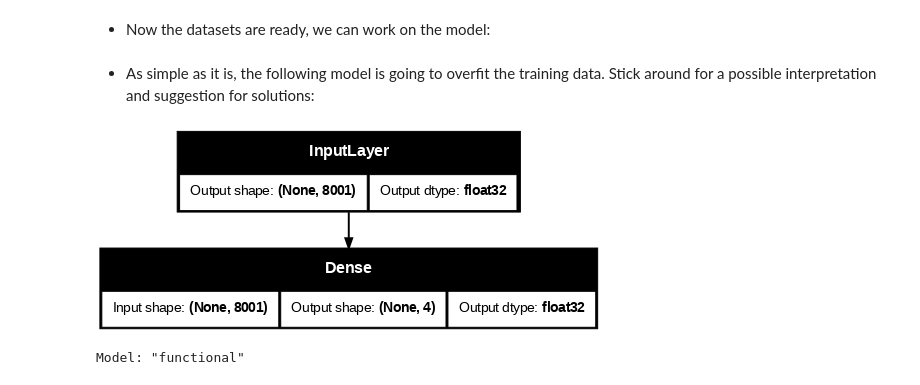
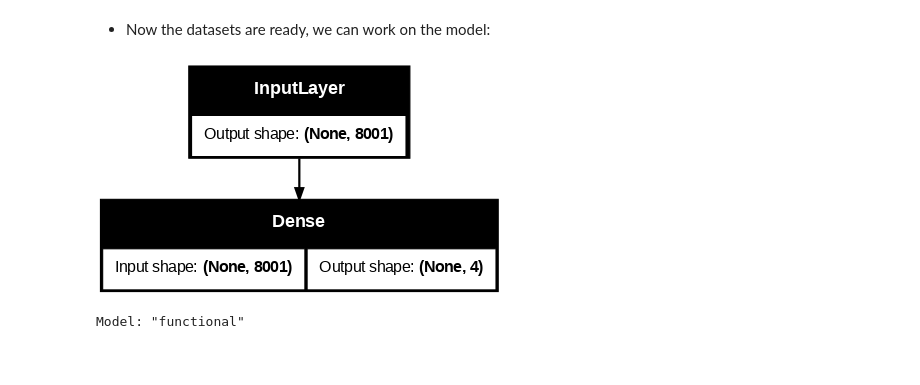
Before and after one commit to Ali-Mhrez/Stance-Detection-DL-Models, a Jupyter notebook: SD_MLP.ipynb, the cells around one changed output. Saved outputs shown, nothing was run; the diff lists cells and outputs as text; code cells hidden in the pictures.

Commit message:
fix: SD_MLP (experiment repetition and overfitting discussion)

```diff
--- a/SD_MLP.ipynb
+++ b/SD_MLP.ipynb
@@ -168,19 +173,22 @@ batch labels: [3 3 3 0 3 0 3 3 0 3 3 3 0 3 0 2 3 2 3 0 3 3 3 1 3 3 0 3 3 1 3 3 3
 ## Model
 # %% [markdown]
 - Now the datasets are ready, we can work on the model:
-# %%
-# several preliminary experiments suggested these hyperparameters
-lr = 6e-3
-epochs = 100
-patience = 3
-# %% [markdown]
-- As simple as it is, the following model is going to overfit the training data. Stick around for a possible interpretation and suggestion for solutions:
 # %%
-inputs = tf.keras.Input(shape=(2*lim_unigram+1,), dtype=tf.float32)
-outputs = tf.keras.layers.Dense(4)(inputs)
-model = tf.keras.Model(inputs=inputs, outputs=outputs)
+def create_model(lr):
+  inputs = tf.keras.Input(shape=(2*lim_unigram+1,), dtype=tf.float32)
+  outputs = tf.keras.layers.Dense(4)(inputs)
+  model = tf.keras.Model(inputs=inputs, outputs=outputs)
 
-tf.keras.utils.plot_model(model, show_shapes=True, show_dtype=True, dpi=70)
+  model.compile(
+    optimizer=tf.keras.optimizers.Adam(learning_rate=lr),
+    loss=tf.keras.losses.SparseCategoricalCrossentropy(from_logits=True),
+    metrics=['accuracy']
+    )
+
+  return model
-# %% [output]
-[figure, removed]
+# %%
+plotting_model = create_model(lr=0.)
+tf.keras.utils.plot_model(plotting_model, show_shapes=True, dpi=80)
+# %% [output]
+[figure, added]
 # %%
```
Also changed, not shown: parts of 23 cells of this notebook.
